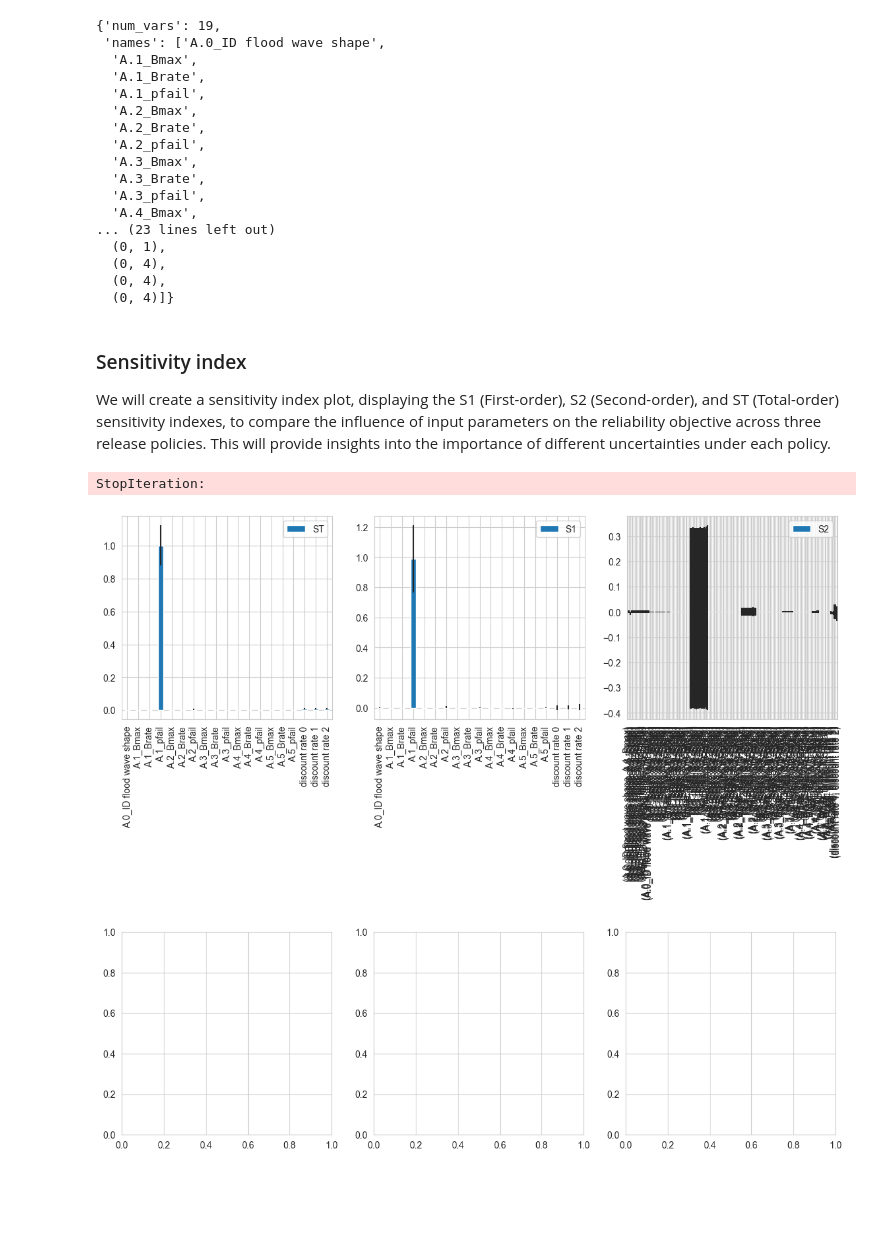
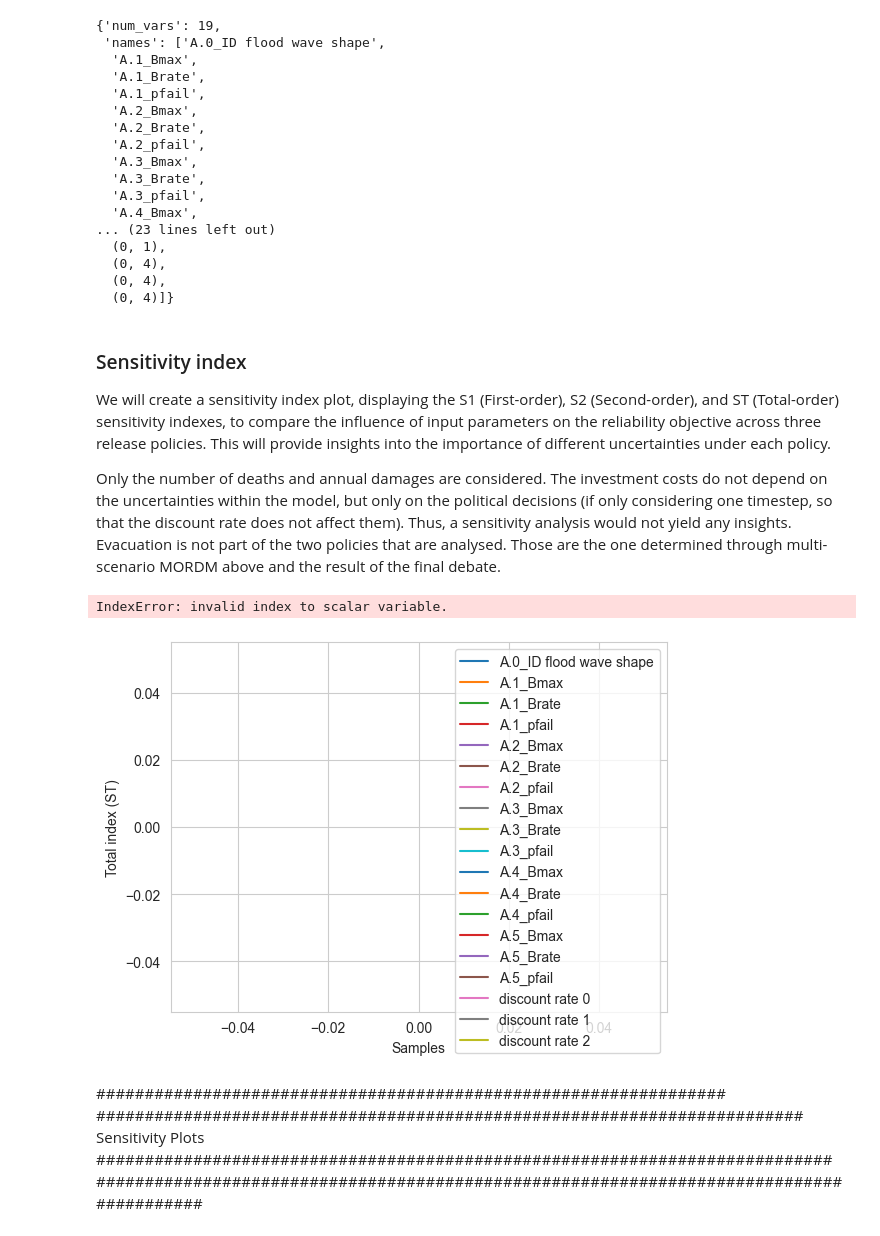
Before and after one commit to MiraVos/epa1361_open, a Jupyter notebook: final assignment/V9_Multi-scenario_MORDM_and_ScenarioDiscovery.ipynb, the cells around one changed output. Drawn from its saved outputs; the diff is of its cells as text; code cells hidden in the pictures; blank space fills up the shorter version.

Commit message:
Sensitivity figures

```diff
--- a/final assignment/V9_Multi-scenario_MORDM_and_ScenarioDiscovery.ipynb
+++ b/final assignment/V9_Multi-scenario_MORDM_and_ScenarioDiscovery.ipynb
@@ -613,8 +612,8 @@ save_results(sobol_sampling_results, 'MSMORDM_sobol.tar.gz'.format())
 # %% [output]
 [MainProcess/INFO] results saved successfully to C:\Users\aaron\Documents\GitHub\MBDM_Mira\epa1361_open\final assignment\MSMORDM_sobol.tar.gz
 # %%
-sobol_sampling_results = load_results('MSMORDM_sobol.tar.gz')
-experiments, results = sobol_sampling_results
+sobol_results = load_results('MSMORDM_sobol.tar.gz')
+experiments_sobol, outcomes_sobol = sobol_results
 # %% [output]
 [MainProcess/INFO] results loaded successfully from C:\Users\aaron\Documents\GitHub\MBDM_Mira\epa1361_open\final assignment\MSMORDM_sobol.tar.gz
 # %%
@@ -642,21 +641,35 @@ problem
 ### Sensitivity index
 
 We will create a sensitivity index plot, displaying the S1 (First-order), S2 (Second-order), and ST (Total-order) sensitivity indexes, to compare the influence of input parameters on the reliability objective across three release policies. This will provide insights into the importance of different uncertainties under each policy.
+
+Only the number of deaths and annual damages are considered. The investment costs do not depend on the uncertainties within the model, but only on the political decisions (if only considering one timestep, so that the discount rate does not affect them). Thus, a sensitivity analysis would not yield any insights. Evacuation is not part of the two policies that are analysed. Those are the one determined through multi-scenario MORDM above and the result of the final debate.
-# %%
-for key in results.keys():
-
-    sobol_results = {}
-    for policy in experiments.policy.unique(): #only for one policy
-        logical = experiments.policy == policy
-        y = results[key][logical]
-        indices = analyze(problem, y)
-        sobol_results[policy] = indices
-
-    fig, axes = plt.subplots(1,3)
-    fig.set_size_inches(14, 4)
-    plt.savefig('SOBOL_plot_' + key)
-    indices.plot(ax=axes)
-# %% [output]
-StopIteration:
-[figure, removed]
-[figure, removed]
+# %%
+deaths_mean_sobol = np.mean(outcomes_sobol['Expected Number of Deaths'])
+
+deaths_final_sobol = outcomes_sobol['Expected Number of Deaths']
+deaths_std_sobol = np.std(outcomes_sobol['Expected Number of Deaths'])
+# %%
+Y = deaths_mean_sobol
+
+s_data = pd.DataFrame(index=problem['names'],
+                      columns=np.arange(0,10,1)*(2*problem['num_vars']+2))
+for j in s_data.columns:
+    scores = sobol.analyze(problem, Y[0:j], calc_second_order=True, print_to_console=False)
+    s_data.loc[:,j] = scores['ST']
+# %% [output]
+IndexError: invalid index to scalar variable.
+# %%
+fig, ax = plt.subplots(1)
+
+s_data.T.plot(ax=ax)
+ax.set_xlabel('Samples')
+ax.set_ylabel('Total index (ST)')
+plt.show()
+# %% [output]
+[figure, added]
+# %% [markdown]
+#################################################################
+#########################################################################
+Sensitivity Plots
+############################################################################
+########################################################################################
```
Also changed, not shown: parts of 15 cells of this notebook, 12 other files.
